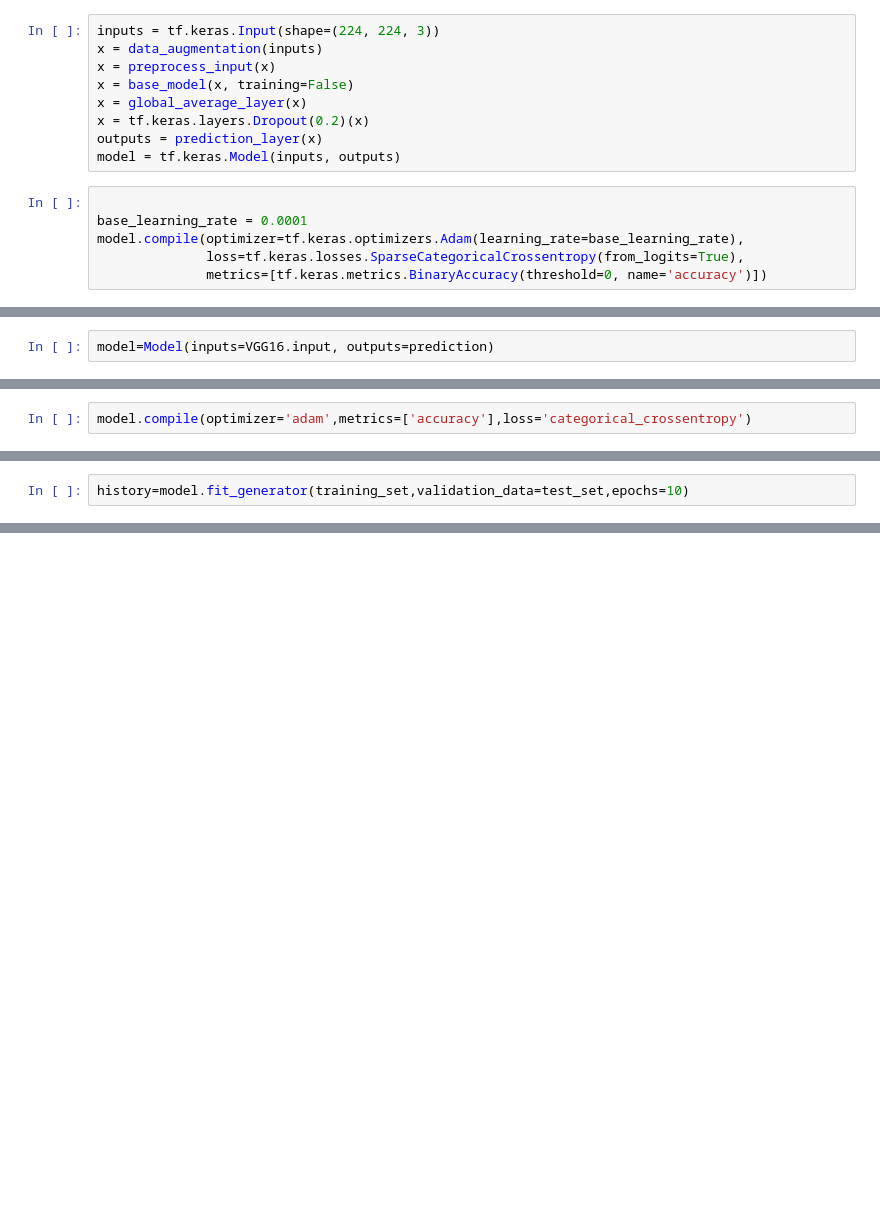
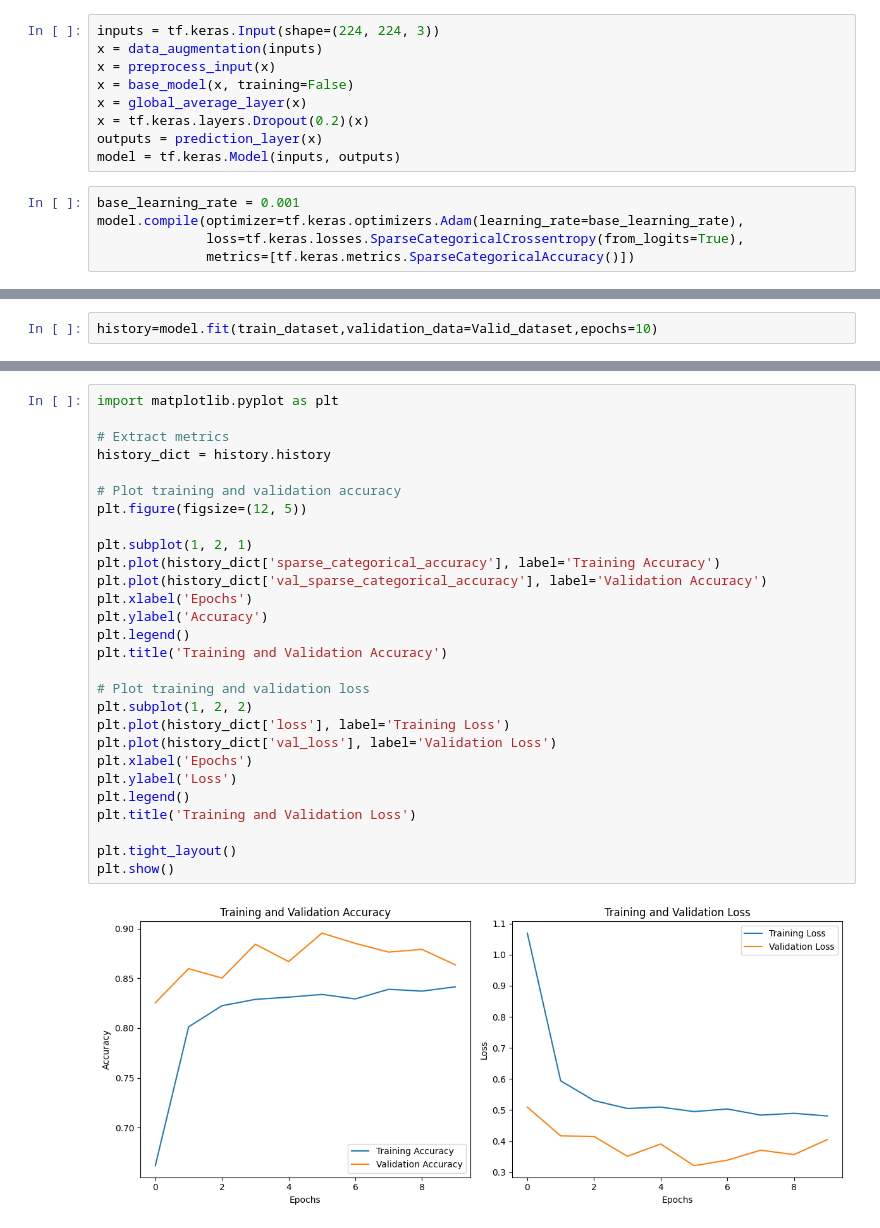
Before and after one commit to SalarShafiee/Image-classification, a Jupyter notebook: Tomato-With TF.Data.ipynb, the cells around one changed output, grey strips where cells are left out. Saved outputs shown, nothing was run; the diff lists cells and outputs as text; blank space fills up the shorter version.

```diff
--- a/Tomato-With TF.Data.ipynb
+++ b/Tomato-With TF.Data.ipynb
@@ -167,8 +166,7 @@ x = tf.keras.layers.Dropout(0.2)(x)
 outputs = prediction_layer(x)
 model = tf.keras.Model(inputs, outputs)
 # %%
-
-base_learning_rate = 0.0001
+base_learning_rate = 0.001
 model.compile(optimizer=tf.keras.optimizers.Adam(learning_rate=base_learning_rate),
               loss=tf.keras.losses.SparseCategoricalCrossentropy(from_logits=True),
-              metrics=[tf.keras.metrics.BinaryAccuracy(threshold=0, name='accuracy')])
+              metrics=[tf.keras.metrics.SparseCategoricalAccuracy()])
@@ -205,2 +172,0 @@ prediction=Dense(len(folders),activation='softmax')(x)
-# %%
-model=Model(inputs=VGG16.input, outputs=prediction)
@@ -227,2 +172,0 @@ _________________________________________________________________
-# %%
-model.compile(optimizer='adam',metrics=['accuracy'],loss='categorical_crossentropy')
@@ -241,4 +173,4 @@ Found 4585 images belonging to 10 classes.
 # %%
-history=model.fit_generator(training_set,validation_data=test_set,epochs=10)
+history=model.fit(train_dataset,validation_data=Valid_dataset,epochs=10)
 # %% [output]
 Epoch 1/10
@@ -263,0 +196,30 @@ Epoch 10/10
+# %%
+import matplotlib.pyplot as plt
+
+# Extract metrics
+history_dict = history.history
+
+# Plot training and validation accuracy
+plt.figure(figsize=(12, 5))
+
+plt.subplot(1, 2, 1)
+plt.plot(history_dict['sparse_categorical_accuracy'], label='Training Accuracy')
+plt.plot(history_dict['val_sparse_categorical_accuracy'], label='Validation Accuracy')
+plt.xlabel('Epochs')
+plt.ylabel('Accuracy')
+plt.legend()
+plt.title('Training and Validation Accuracy')
+
+# Plot training and validation loss
+plt.subplot(1, 2, 2)
+plt.plot(history_dict['loss'], label='Training Loss')
+plt.plot(history_dict['val_loss'], label='Validation Loss')
+plt.xlabel('Epochs')
+plt.ylabel('Loss')
+plt.legend()
+plt.title('Training and Validation Loss')
+
+plt.tight_layout()
+plt.show()
+# %% [output]
+[figure, added]
```
Also changed, not shown: parts of 18 cells of this notebook.
